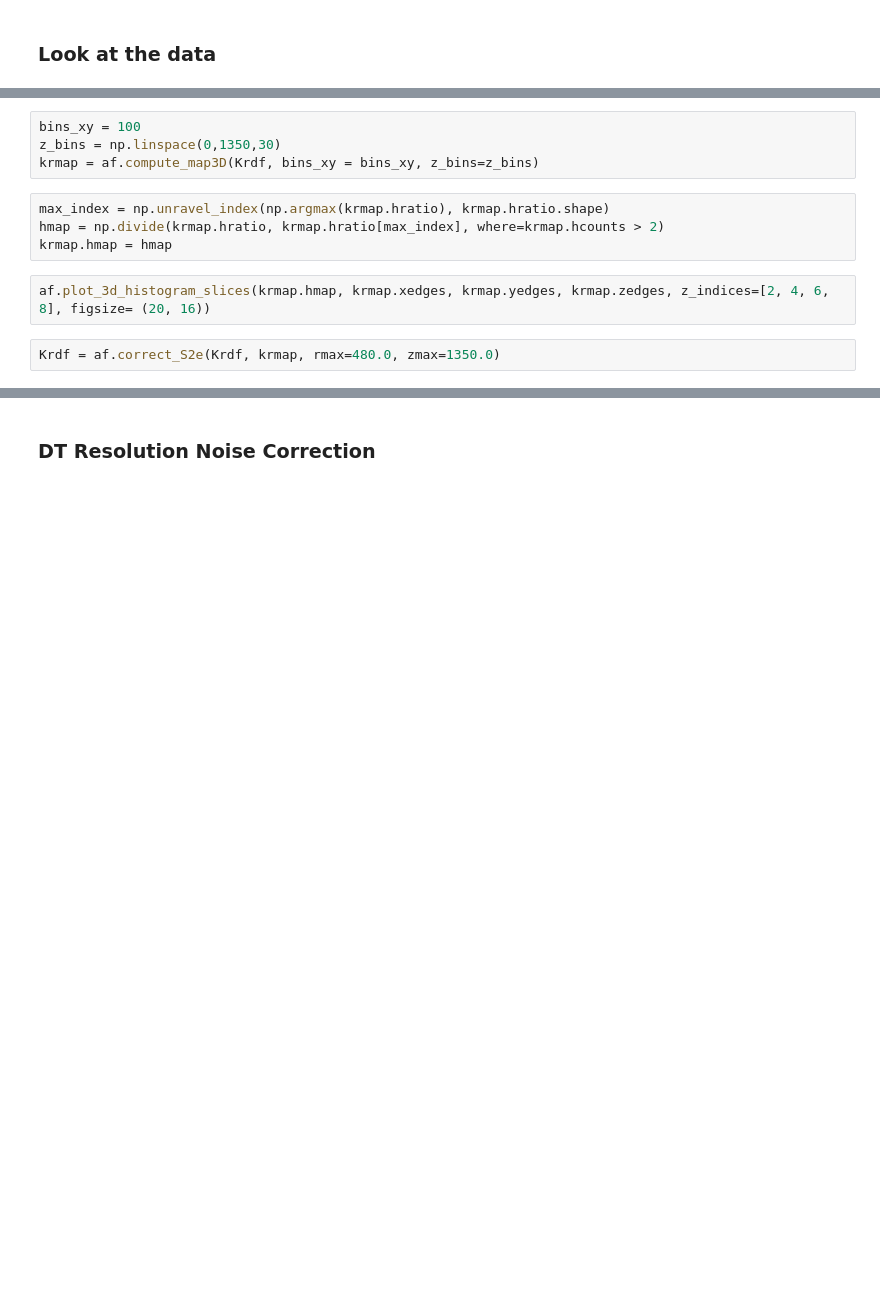
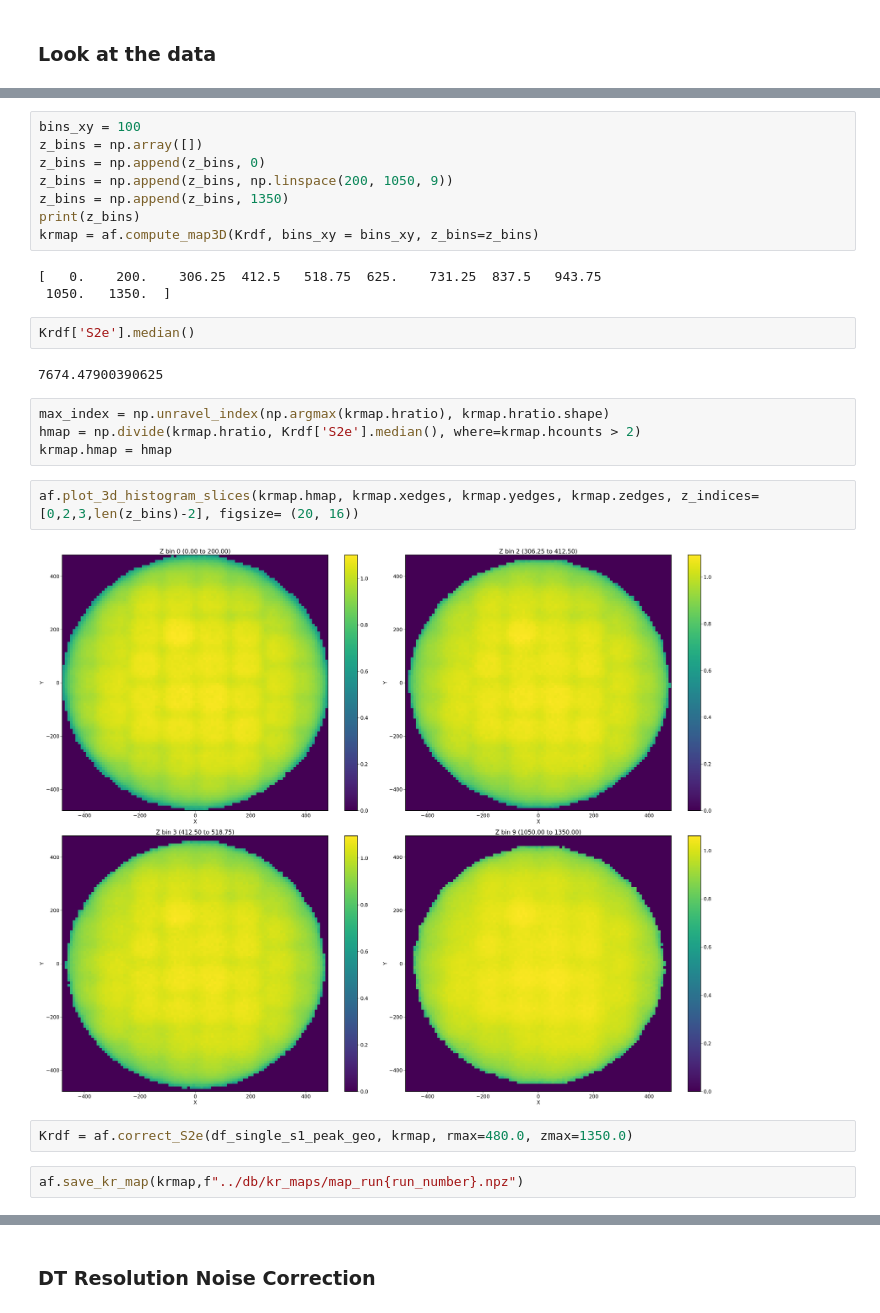
Before and after one commit to jjgomezcadenas/ASpirit, a Jupyter notebook: nb/krSoproniaAnalysis_st.ipynb, the cells around one changed output, grey strips where cells are left out. Saved outputs shown, nothing was run; the diff lists cells and outputs as text; blank space fills up the shorter version.

```diff
--- a/nb/krSoproniaAnalysis_st.ipynb
+++ b/nb/krSoproniaAnalysis_st.ipynb
@@ -286,14 +323,29 @@ print(f"eff:{(len(np.unique(Krdf['event']))/len(np.unique(df['event'])))*100:.2f
 # %%
 bins_xy = 100
-z_bins = np.linspace(0,1350,30)
+z_bins = np.array([])
+z_bins = np.append(z_bins, 0)
+z_bins = np.append(z_bins, np.linspace(200, 1050, 9))
+z_bins = np.append(z_bins, 1350)
+print(z_bins)
 krmap = af.compute_map3D(Krdf, bins_xy = bins_xy, z_bins=z_bins)
+# %% [output]
+[   0.    200.    306.25  412.5   518.75  625.    731.25  837.5   943.75
+ 1050.   1350.  ]
+# %%
+Krdf['S2e'].median()
+# %% [output]
+7674.47900390625
 # %%
 max_index = np.unravel_index(np.argmax(krmap.hratio), krmap.hratio.shape)
-hmap = np.divide(krmap.hratio, krmap.hratio[max_index], where=krmap.hcounts > 2)
+hmap = np.divide(krmap.hratio, Krdf['S2e'].median(), where=krmap.hcounts > 2)
 krmap.hmap = hmap
 # %%
-af.plot_3d_histogram_slices(krmap.hmap, krmap.xedges, krmap.yedges, krmap.zedges, z_indices=[2, 4, 6, 8], figsize= (20, 16))
+af.plot_3d_histogram_slices(krmap.hmap, krmap.xedges, krmap.yedges, krmap.zedges, z_indices=[0,2,3,len(z_bins)-2], figsize= (20, 16))
+# %% [output]
+[figure, added]
 # %%
-Krdf = af.correct_S2e(Krdf, krmap, rmax=480.0, zmax=1350.0)
+Krdf = af.correct_S2e(df_single_s1_peak_geo, krmap, rmax=480.0, zmax=1350.0)
+# %%
+af.save_kr_map(krmap,f"../db/kr_maps/map_run{run_number}.npz")
 # %%
 Krdf
```
Also changed, not shown: parts of 49 cells of this notebook, 7 other files.
